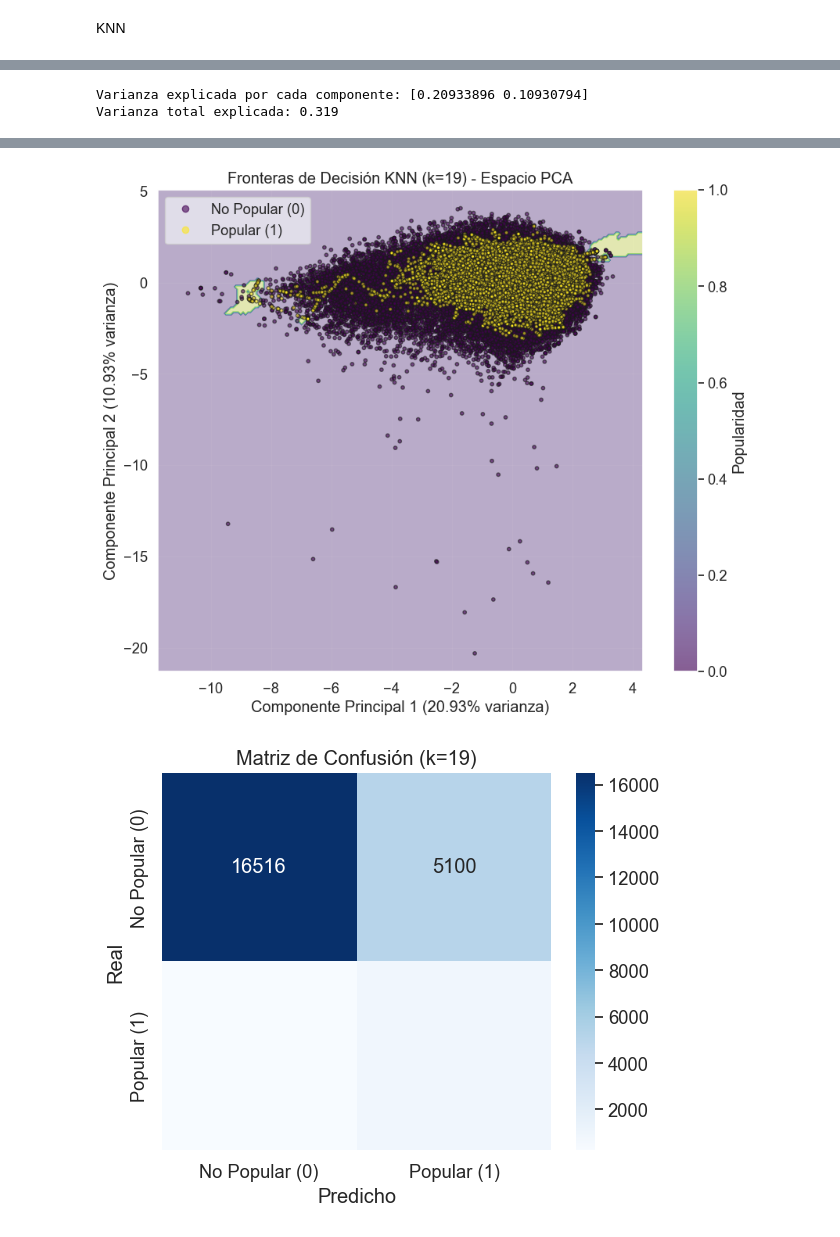
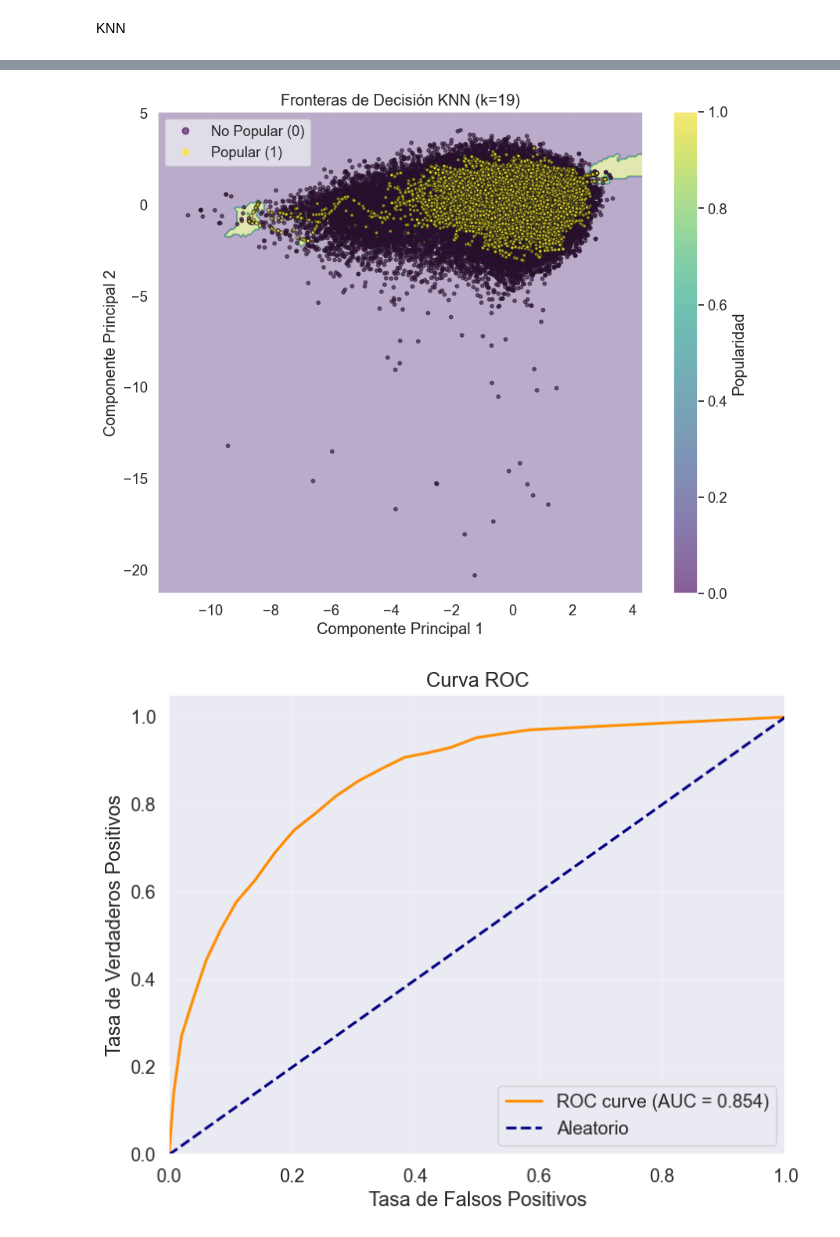
Before and after one commit to MariaClara091/jbook_ml2025, a Jupyter notebook: _sources/Analisis_exploratorio_2.ipynb, the cells around one changed output, grey strips where cells are left out. Cells and saved outputs as stored; diff of their text form; code cells hidden in the pictures.

```diff
--- a/_sources/Analisis_exploratorio_2.ipynb
+++ b/_sources/Analisis_exploratorio_2.ipynb
@@ -1180,26 +1056,18 @@ import seaborn as sns
 from sklearn.decomposition import PCA
 from sklearn.metrics import roc_curve, auc
 
-# ============================================================
-# 🔹 8. VISUALIZACIÓN CON PCA (SOLO GRÁFICAS)
-# ============================================================
-
 # Aplicar PCA a los datos de entrenamiento procesados
 pca = PCA(n_components=2)
 X_pca = pca.fit_transform(X_train_dense)
 
-print(f"\nVarianza explicada por cada componente: {pca.explained_variance_ratio_}")
-print(f"Varianza total explicada: {sum(pca.explained_variance_ratio_):.3f}")
-
-# Graficar datos originales en 2D
 plt.figure(figsize=(12, 5))
 
 # Subplot 1: Datos originales
 plt.subplot(1, 2, 1)
 scatter1 = plt.scatter(X_pca[:, 0], X_pca[:, 1], c=y_train, cmap='viridis', alpha=0.6, s=10)
-plt.title('Datos Originales en PCA')
-plt.xlabel(f'PC1 ({pca.explained_variance_ratio_[0]:.2%} varianza)')
-plt.ylabel(f'PC2 ({pca.explained_variance_ratio_[1]:.2%} varianza)')
+plt.title('Datos Originales')
+plt.xlabel('Componente Principal 1')
+plt.ylabel('Componente Principal 2')
 plt.legend(handles=scatter1.legend_elements()[0],
            labels=['No Popular (0)', 'Popular (1)'])
 plt.colorbar(label='Popularidad')
@@ -1207,11 +1075,11 @@ plt.grid(True, alpha=0.3)
 
 # Subplot 2: Datos con SMOTE
 plt.subplot(1, 2, 2)
-X_res_pca = pca.transform(X_train_res)  # Transformar datos con SMOTE
+X_res_pca = pca.transform(X_train_res)
 scatter2 = plt.scatter(X_res_pca[:, 0], X_res_pca[:, 1], c=y_train_res, cmap='viridis', alpha=0.6, s=10)
-plt.title('Datos con SMOTE en PCA')
-plt.xlabel(f'PC1 ({pca.explained_variance_ratio_[0]:.2%} varianza)')
-plt.ylabel(f'PC2 ({pca.explained_variance_ratio_[1]:.2%} varianza)')
+plt.title('Datos con SMOTE')
+plt.xlabel('Componente Principal 1')
+plt.ylabel('Componente Principal 2')
 plt.legend(handles=scatter2.legend_elements()[0],
            labels=['No Popular (0)', 'Popular (1)'])
 plt.colorbar(label='Popularidad')
@@ -1220,15 +1088,10 @@ plt.grid(True, alpha=0.3)
 plt.tight_layout()
 plt.show()
 
-# ============================================================
-# 🔹 9. Fronteras de decisión en espacio PCA
-# ============================================================
-
 # Entrenar KNN en el espacio PCA de datos con SMOTE
 knn_pca = KNeighborsClassifier(n_neighbors=best_n_neighbors)
 knn_pca.fit(X_res_pca, y_train_res)
 
-# Crear meshgrid para las fronteras
 x_min, x_max = X_res_pca[:, 0].min() - 1, X_res_pca[:, 0].max() + 1
 y_min, y_max = X_res_pca[:, 1].min() - 1, X_res_pca[:, 1].max() + 1
 xx, yy = np.meshgrid(np.linspace(x_min, x_max, 200),
@@ -1238,43 +1101,26 @@ xx, yy = np.meshgrid(np.linspace(x_min, x_max, 200),
 Z = knn_pca.predict(np.c_[xx.ravel(), yy.ravel()])
 Z = Z.reshape(xx.shape)
 
-# Graficar fronteras de decisión
 plt.figure(figsize=(10, 8))
 plt.contourf(xx, yy, Z, alpha=0.3, cmap='viridis')
 scatter = plt.scatter(X_res_pca[:, 0], X_res_pca[:, 1], c=y_train_res, cmap='viridis',
                      alpha=0.6, s=10, edgecolor='k')
-plt.title(f'Fronteras de Decisión KNN (k={best_n_neighbors}) - Espacio PCA')
-plt.xlabel(f'Componente Principal 1 ({pca.explained_variance_ratio_[0]:.2%} varianza)')
-plt.ylabel(f'Componente Principal 2 ({pca.explained_variance_ratio_[1]:.2%} varianza)')
+plt.title(f'Fronteras de Decisión KNN (k={best_n_neighbors})')
+plt.xlabel('Componente Principal 1')
+plt.ylabel('Componente Principal 2')
 plt.legend(handles=scatter.legend_elements()[0],
            labels=['No Popular (0)', 'Popular (1)'])
 plt.colorbar(label='Popularidad')
 plt.grid(True, alpha=0.3)
 plt.show()
 
-# ============================================================
-# 🔹 10. Matriz de confusión con heatmap
-# ============================================================
-cm = confusion_matrix(y_test, y_pred)
-plt.figure(figsize=(6, 5))
-sns.heatmap(cm, annot=True, fmt='d', cmap='Blues',
-            xticklabels=['No Popular (0)', 'Popular (1)'],
-            yticklabels=['No Popular (0)', 'Popular (1)'])
-plt.title(f"Matriz de Confusión (k={best_n_neighbors})")
-plt.xlabel("Predicho")
-plt.ylabel("Real")
-plt.tight_layout()
-plt.show()
-
-# ============================================================
-# 🔹 11. Curva ROC
-# ============================================================
+# Curva ROC
 fpr, tpr, _ = roc_curve(y_test, y_pred_proba)
 roc_auc = auc(fpr, tpr)
 
 plt.figure(figsize=(8, 6))
 plt.plot(fpr, tpr, color='darkorange', lw=2, label=f'ROC curve (AUC = {roc_auc:.3f})')
-plt.plot([0, 1], [0, 1], color='navy', lw=2, linestyle='--', label='Aleatorio (AUC = 0.5)')
+plt.plot([0, 1], [0, 1], color='navy', lw=2, linestyle='--', label='Aleatorio')
 plt.xlim([0.0, 1.0])
 plt.ylim([0.0, 1.05])
 plt.xlabel('Tasa de Falsos Positivos')
@@ -1284,5 +1130,3 @@ plt.legend(loc="lower right")
 plt.grid(True, alpha=0.3)
 plt.show()
 # %% [output]
-Varianza explicada por cada componente: [0.20933896 0.10930794]
-Varianza total explicada: 0.319
@@ -1290,2 +1134,2 @@ Varianza total explicada: 0.319
-[figure, old version]
+[figure, new version]
-[figure, old version]
+[figure, new version]
```
Also changed, not shown: parts of 18 cells of this notebook, 7 other files.
